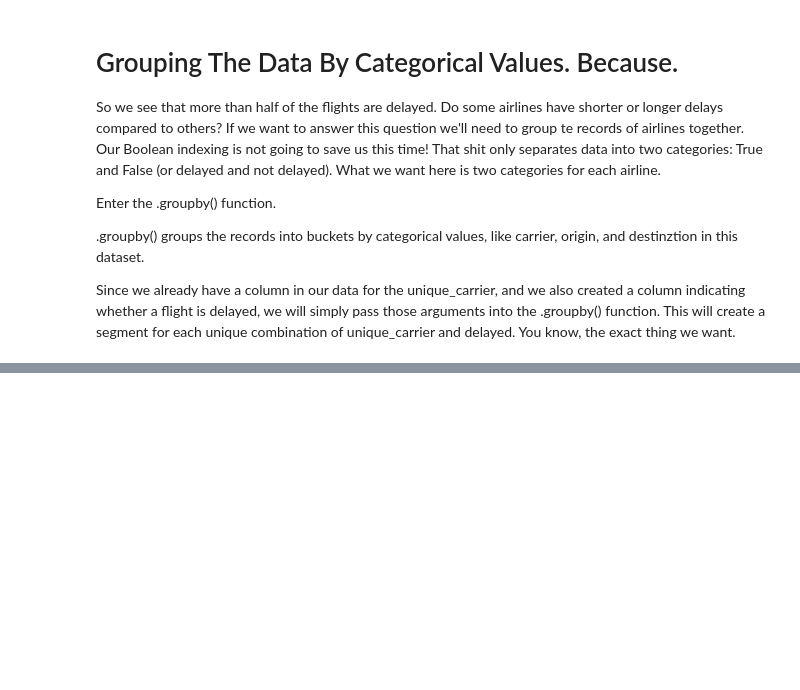
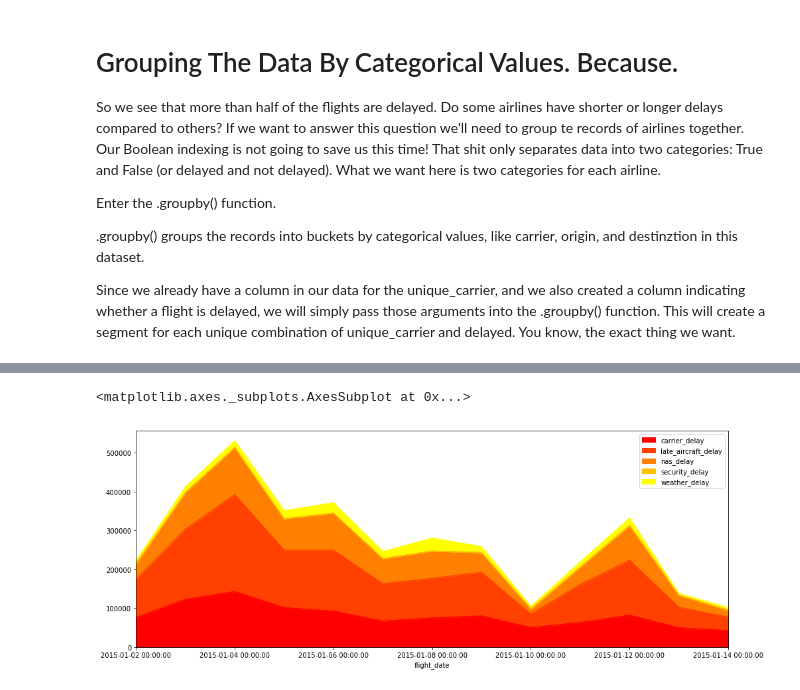
Before and after one commit to nellac77/gitfunkhouse, a Jupyter notebook: mode/Python Basics.ipynb, the cells around one changed output, grey strips where cells are left out. Saved outputs shown, nothing was run; the diff lists cells and outputs as text; code cells hidden in the pictures; blank space fills up the shorter version.

```diff
--- a/mode/Python Basics.ipynb
+++ b/mode/Python Basics.ipynb
@@ -1344,0 +1456,4 @@ group_by_carrier = data.groupby(['unique_carrier','delayed'])
+# %%
+data['delayed_20'] = data['arr_delay'].apply(lambda x: x > 20)
+delay_counts = data['delayed_20'].value_counts()
+delay_counts
@@ -1344,0 +1464,6 @@ group_by_carrier = data.groupby(['unique_carrier','delayed'])
+# %%
+def is_longer_than_20(x):
+    return x > 20
+data['delayed_20'] = data['arr_delay'].apply(is_longer_than_20)
+delay_counts = data['delayed_20'].value_counts()
+delay_counts
@@ -1344,0 +1538,4 @@ group_by_carrier = data.groupby(['unique_carrier','delayed'])
+# %%
+delays_list = ['carrier_delay','weather_delay','late_aircraft_delay','nas_delay','security_delay']
+flight_delays_by_day = data.pivot_table(index='flight_date', values=delays_list, aggfunc='sum')
+flight_delays_by_day
@@ -1344,0 +1562,5 @@ group_by_carrier = data.groupby(['unique_carrier','delayed'])
+# %%
+flight_delays_by_day.plot(kind='area', figsize=[16,6], stacked=True, colormap='autumn') # area plot
+# %% [output]
+<matplotlib.axes._subplots.AxesSubplot at 0x...>
+[figure, added]
```
Also changed, not shown: parts of 41 cells of this notebook.
